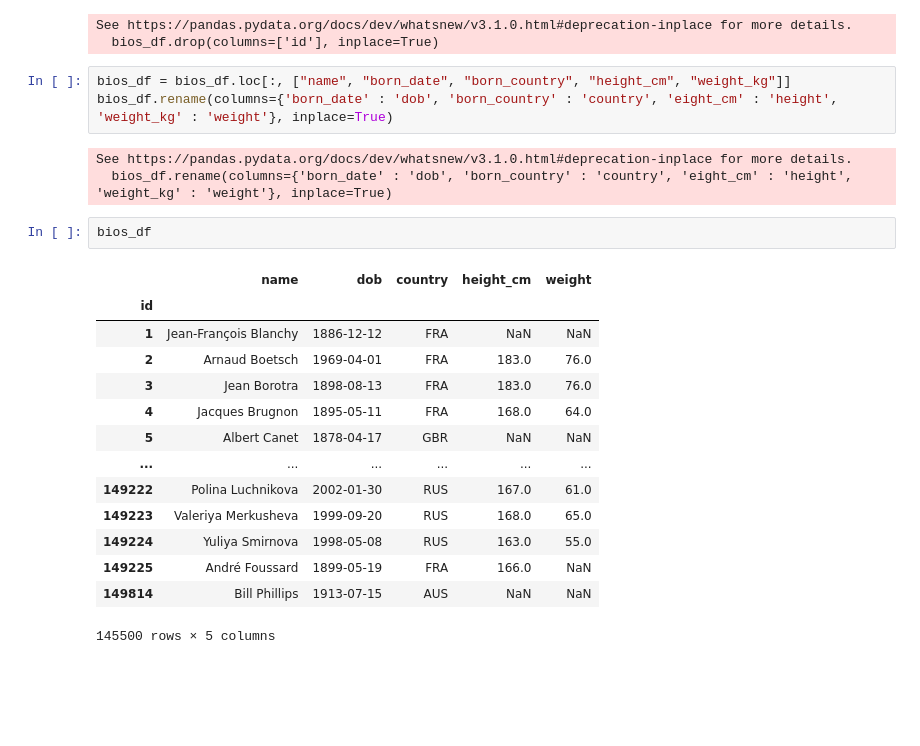
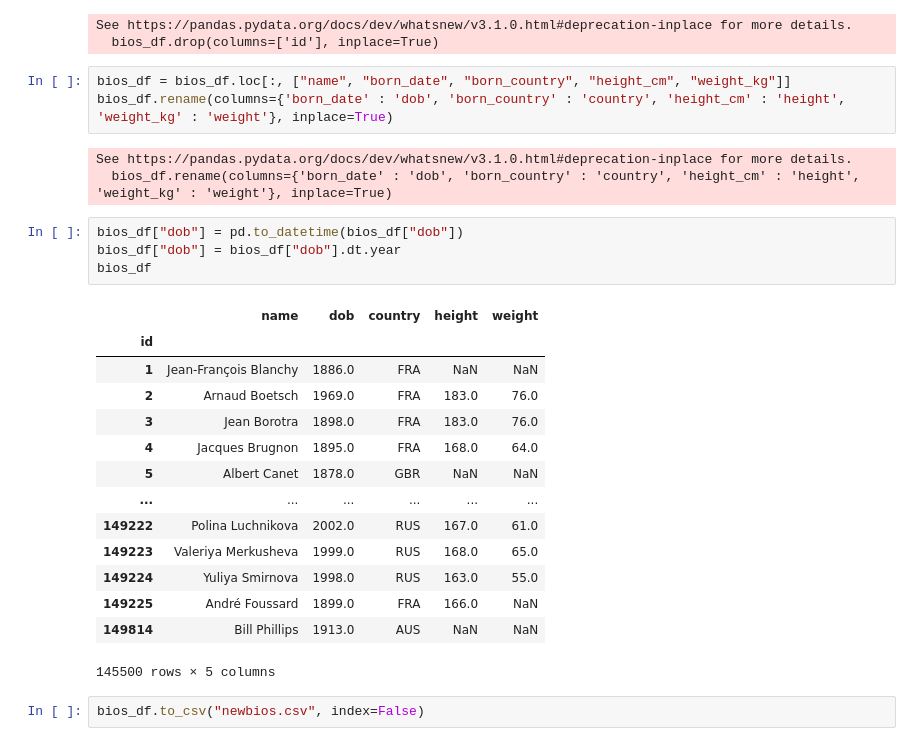
Before and after one commit to shozzCodes/AI-and-Machine-learning, a Jupyter notebook: Pandas/Basics/test.ipynb, the cells around one changed output. Drawn from its saved outputs; the diff is of its cells as text; blank space fills up the shorter version.

```diff
--- a/Pandas/Basics/test.ipynb
+++ b/Pandas/Basics/test.ipynb
@@ -188,24 +188,28 @@ See https://pandas.pydata.org/docs/dev/whatsnew/v3.1.0.html#deprecation-inplace
   bios_df.drop(columns=['id'], inplace=True)
 # %%
 bios_df = bios_df.loc[:, ["name", "born_date", "born_country", "height_cm", "weight_kg"]]
-bios_df.rename(columns={'born_date' : 'dob', 'born_country' : 'country', 'eight_cm' : 'height', 'weight_kg' : 'weight'}, inplace=True)
+bios_df.rename(columns={'born_date' : 'dob', 'born_country' : 'country', 'height_cm' : 'height', 'weight_kg' : 'weight'}, inplace=True)
 # %% [output]
 See https://pandas.pydata.org/docs/dev/whatsnew/v3.1.0.html#deprecation-inplace for more details.
-  bios_df.rename(columns={'born_date' : 'dob', 'born_country' : 'country', 'eight_cm' : 'height', 'weight_kg' : 'weight'}, inplace=True)
+  bios_df.rename(columns={'born_date' : 'dob', 'born_country' : 'country', 'height_cm' : 'height', 'weight_kg' : 'weight'}, inplace=True)
 # %%
+bios_df["dob"] = pd.to_datetime(bios_df["dob"])
+bios_df["dob"] = bios_df["dob"].dt.year
 bios_df
 # %% [output]
-|  | name | dob | country | height_cm | weight |
+|  | name | dob | country | height | weight |
 | id |  |  |  |  |  |
-| 1 | Jean-François Blanchy | 1886-12-12 | FRA | NaN | NaN |
-| 2 | Arnaud Boetsch | 1969-04-01 | FRA | 183.0 | 76.0 |
-| 3 | Jean Borotra | 1898-08-13 | FRA | 183.0 | 76.0 |
-| 4 | Jacques Brugnon | 1895-05-11 | FRA | 168.0 | 64.0 |
-| 5 | Albert Canet | 1878-04-17 | GBR | NaN | NaN |
+| 1 | Jean-François Blanchy | 1886.0 | FRA | NaN | NaN |
+| 2 | Arnaud Boetsch | 1969.0 | FRA | 183.0 | 76.0 |
+| 3 | Jean Borotra | 1898.0 | FRA | 183.0 | 76.0 |
+| 4 | Jacques Brugnon | 1895.0 | FRA | 168.0 | 64.0 |
+| 5 | Albert Canet | 1878.0 | GBR | NaN | NaN |
 | ... | ... | ... | ... | ... | ... |
-| 149222 | Polina Luchnikova | 2002-01-30 | RUS | 167.0 | 61.0 |
-| 149223 | Valeriya Merkusheva | 1999-09-20 | RUS | 168.0 | 65.0 |
-| 149224 | Yuliya Smirnova | 1998-05-08 | RUS | 163.0 | 55.0 |
-| 149225 | André Foussard | 1899-05-19 | FRA | 166.0 | NaN |
-| 149814 | Bill Phillips | 1913-07-15 | AUS | NaN | NaN |
+| 149222 | Polina Luchnikova | 2002.0 | RUS | 167.0 | 61.0 |
+| 149223 | Valeriya Merkusheva | 1999.0 | RUS | 168.0 | 65.0 |
+| 149224 | Yuliya Smirnova | 1998.0 | RUS | 163.0 | 55.0 |
+| 149225 | André Foussard | 1899.0 | FRA | 166.0 | NaN |
+| 149814 | Bill Phillips | 1913.0 | AUS | NaN | NaN |
 145500 rows × 5 columns
+# %%
+bios_df.to_csv("newbios.csv", index=False)
```
Also changed, not shown: parts of 3 cells of this notebook.
